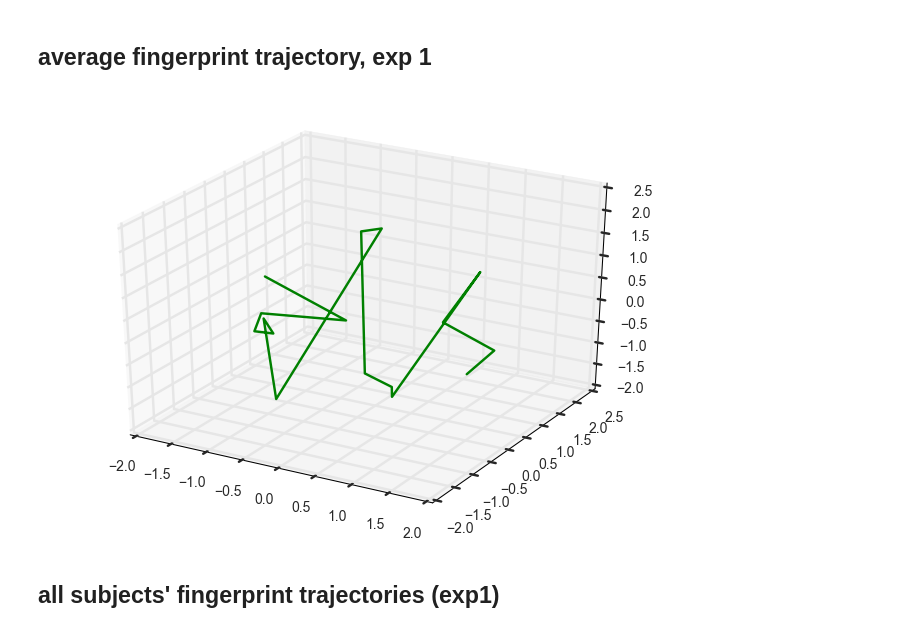
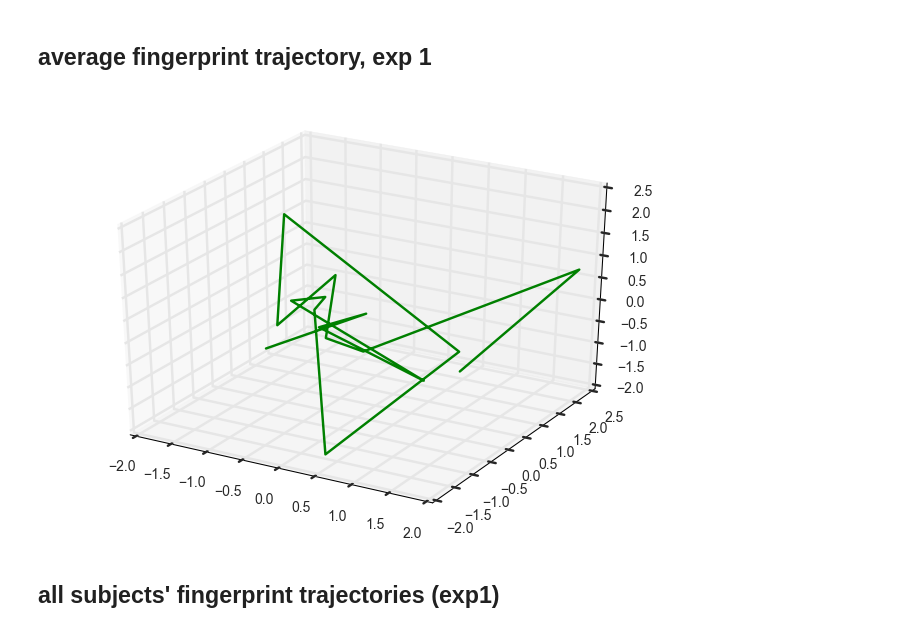
Before and after one commit to ContextLab/FRFR-analyses, a Jupyter notebook: notebooks/FRFR-analyses-1.0-PF.ipynb, the cells around one changed output. Drawn from its saved outputs; the diff is of its cells as text; code cells hidden in the pictures.

```diff
--- a/notebooks/FRFR-analyses-1.0-PF.ipynb
+++ b/notebooks/FRFR-analyses-1.0-PF.ipynb
@@ -674,10 +674,12 @@ exp1listfingerprintsDF
 <h2>average fingerprint trajectory, exp 1</h2>
 # %%
 import hypertools as hyp
+
+exp1listfingerprintsDF = exp1listfingerprintsDF.drop('listNum', axis=1)
 exp1listfingerprintsnumpy = exp1listfingerprintsDF.as_matrix()
 hyp.plot(exp1listfingerprintsnumpy, color='g')
 # %% [output]
-[figure, old version]
+[figure, new version]
 # %% [markdown]
 <h2>all subjects' fingerprint trajectories (exp1)</h2>
 # %%
```
Also changed, not shown: parts of 9 cells of this notebook.
